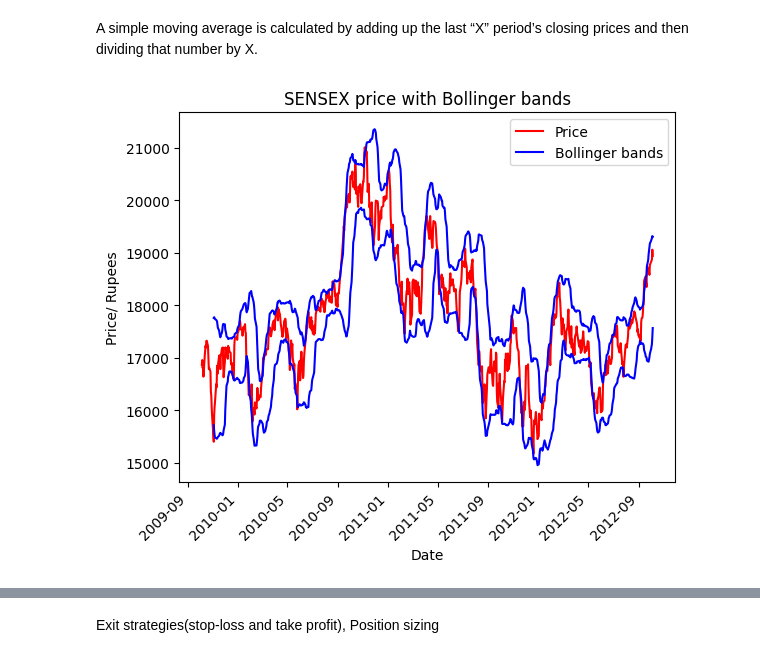
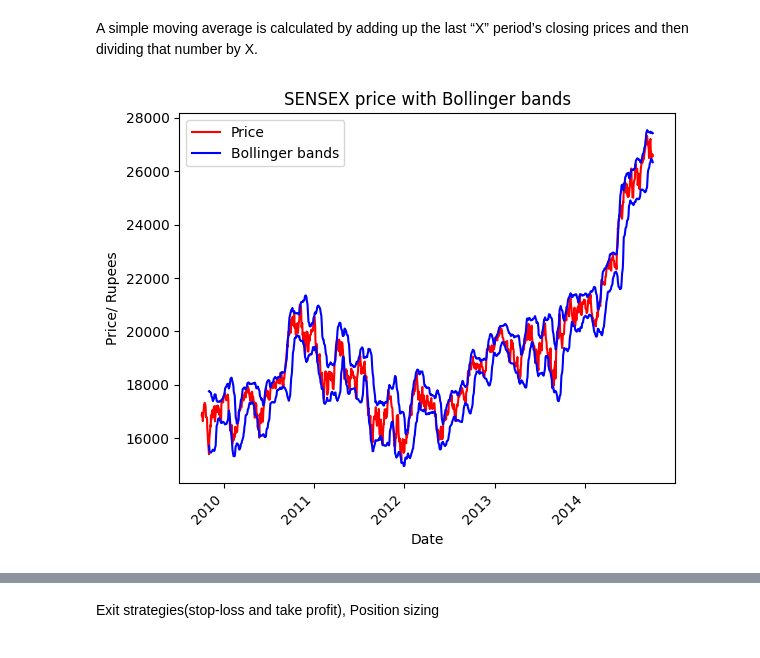
Before and after one commit to FisrtGitHubAccount/Bollinger_Band_Backtesting, a Jupyter notebook: strategy_backtesting.ipynb, the cells around one changed output, grey strips where cells are left out. Cells and saved outputs as stored; diff of their text form; code cells hidden in the pictures.

```diff
--- a/strategy_backtesting.ipynb
+++ b/strategy_backtesting.ipynb
@@ -65,32 +65,32 @@ A simple moving average is calculated by adding up the last “X” period’s c
 # Load historical price data into a DataFrame
 
 #Load from 2009 to 2012 for visual illustration purposes
-df = quandl.get('BSE/SENSEX', start_date='2009-10-05', end_date='2012-10-05')
+df = quandl.get('BSE/SENSEX', start_date='2009-10-05', end_date='2014-10-05')
 
 # Define the period and standard deviation multiplier
 period = 20  # 20 days is apparently a medium-term indicator.
 std_multiplier = 2  # Multiplier for standard deviation
 
 # Calculate the rolling mean (middle band) and rolling standard deviation
 
 #calculates the rolling mean of the closing price by
 # creating a rolling window of 'period'length and calculating the mean value within each window.
 df['Middle_Band'] = df['Close'].rolling(window=period).mean()
 
 
 df['Upper_Band'] = df['Middle_Band'] + (df['Close'].rolling(window=period).std() * std_multiplier)
 df['Lower_Band'] = df['Middle_Band'] - (df['Close'].rolling(window=period).std() * std_multiplier)
 
 
 plt.title("SENSEX price with Bollinger bands")
 plt.plot(df.index.to_numpy(), df.Close.to_numpy(),"r--",linestyle='solid')
 #plt.plot(df.index.to_numpy(), df.Middle_Band.to_numpy(),"r--",linestyle='dotted')
 plt.plot(df.index.to_numpy(), df.Upper_Band.to_numpy(),"b--",linestyle='solid')
 plt.plot(df.index.to_numpy(), df.Lower_Band.to_numpy(),"b--",linestyle='solid')
 plt.legend(["Price","Bollinger bands"])
 plt.xlabel("Date")
 plt.xticks(rotation=45, ha='right')
 plt.ylabel("Price/ Rupees")
 plt.show()
 # %% [output]
-[figure, old version]
+[figure, new version]
```
Also changed, not shown: parts of 8 cells of this notebook.
